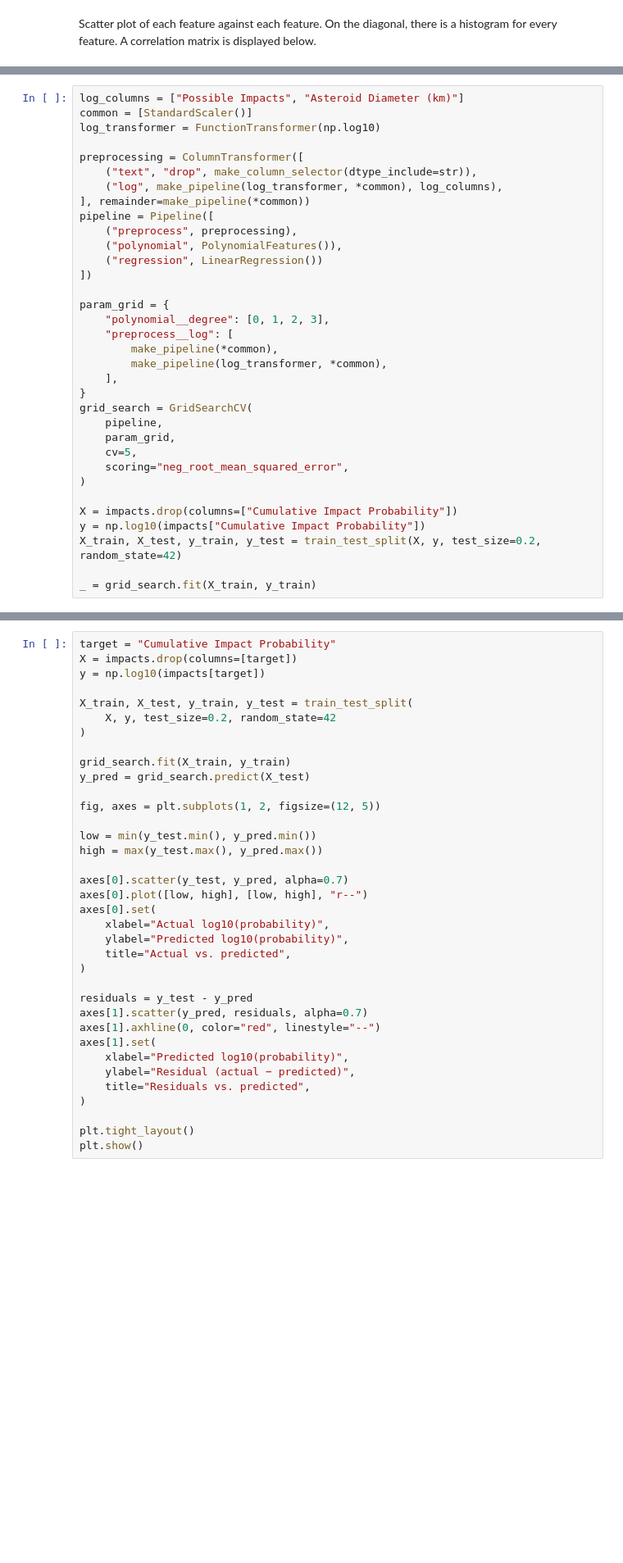
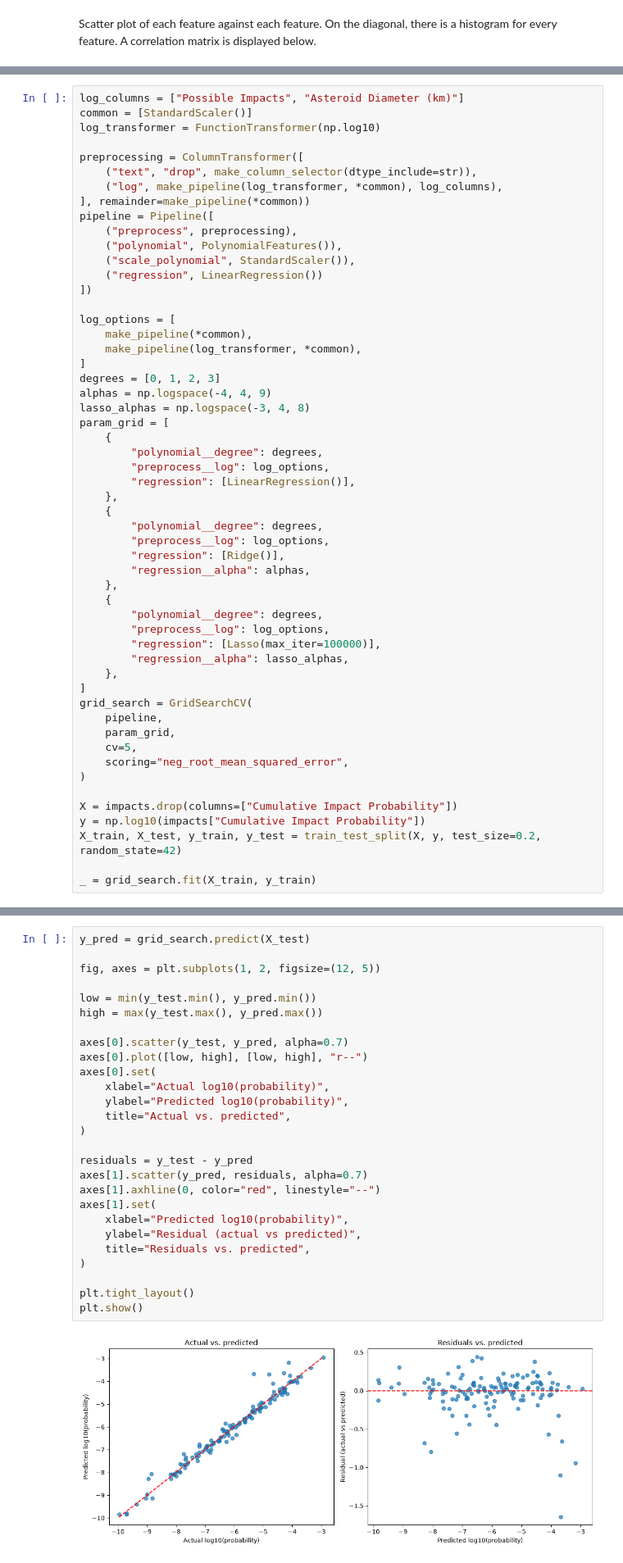
Before and after one commit to mwojtyna/uj, a Jupyter notebook: data-science/4_Assignment_Regression_advanced.ipynb, the cells around one changed output, grey strips where cells are left out. Shown at 82% size. Drawn from its saved outputs; the diff is of its cells as text; blank space fills up the shorter version.

Commit message:
feat(ds/zad4): add ridge and lasso to grid search

```diff
--- a/data-science/4_Assignment_Regression_advanced.ipynb
+++ b/data-science/4_Assignment_Regression_advanced.ipynb
@@ -86,16 +128,36 @@ preprocessing = ColumnTransformer([
 pipeline = Pipeline([
     ("preprocess", preprocessing),
     ("polynomial", PolynomialFeatures()),
+    ("scale_polynomial", StandardScaler()),
     ("regression", LinearRegression())
 ])
 
-param_grid = {
-    "polynomial__degree": [0, 1, 2, 3],
-    "preprocess__log": [
-        make_pipeline(*common),
-        make_pipeline(log_transformer, *common),
-    ],
-}
+log_options = [
+    make_pipeline(*common),
+    make_pipeline(log_transformer, *common),
+]
+degrees = [0, 1, 2, 3]
+alphas = np.logspace(-4, 4, 9)
+lasso_alphas = np.logspace(-3, 4, 8)
+param_grid = [
+    {
+        "polynomial__degree": degrees,
+        "preprocess__log": log_options,
+        "regression": [LinearRegression()],
+    },
+    {
+        "polynomial__degree": degrees,
+        "preprocess__log": log_options,
+        "regression": [Ridge()],
+        "regression__alpha": alphas,
+    },
+    {
+        "polynomial__degree": degrees,
+        "preprocess__log": log_options,
+        "regression": [Lasso(max_iter=100000)],
+        "regression__alpha": lasso_alphas,
+    },
+]
 grid_search = GridSearchCV(
     pipeline,
     param_grid,
@@ -121,36 +201,29 @@ It turns out that doing log10 of skewed features lead to a worse RMSE score, bec
 # %%
-target = "Cumulative Impact Probability"
-X = impacts.drop(columns=[target])
-y = np.log10(impacts[target])
-
-X_train, X_test, y_train, y_test = train_test_split(
-    X, y, test_size=0.2, random_state=42
-)
-
-grid_search.fit(X_train, y_train)
 y_pred = grid_search.predict(X_test)
 
 fig, axes = plt.subplots(1, 2, figsize=(12, 5))
 
 low = min(y_test.min(), y_pred.min())
 high = max(y_test.max(), y_pred.max())
 
 axes[0].scatter(y_test, y_pred, alpha=0.7)
 axes[0].plot([low, high], [low, high], "r--")
 axes[0].set(
     xlabel="Actual log10(probability)",
     ylabel="Predicted log10(probability)",
     title="Actual vs. predicted",
 )
 
 residuals = y_test - y_pred
 axes[1].scatter(y_pred, residuals, alpha=0.7)
 axes[1].axhline(0, color="red", linestyle="--")
 axes[1].set(
     xlabel="Predicted log10(probability)",
-    ylabel="Residual (actual − predicted)",
+    ylabel="Residual (actual vs predicted)",
     title="Residuals vs. predicted",
 )
 
 plt.tight_layout()
 plt.show()
+# %% [output]
+[figure, added]
```
Also changed, not shown: parts of 11 cells of this notebook.
